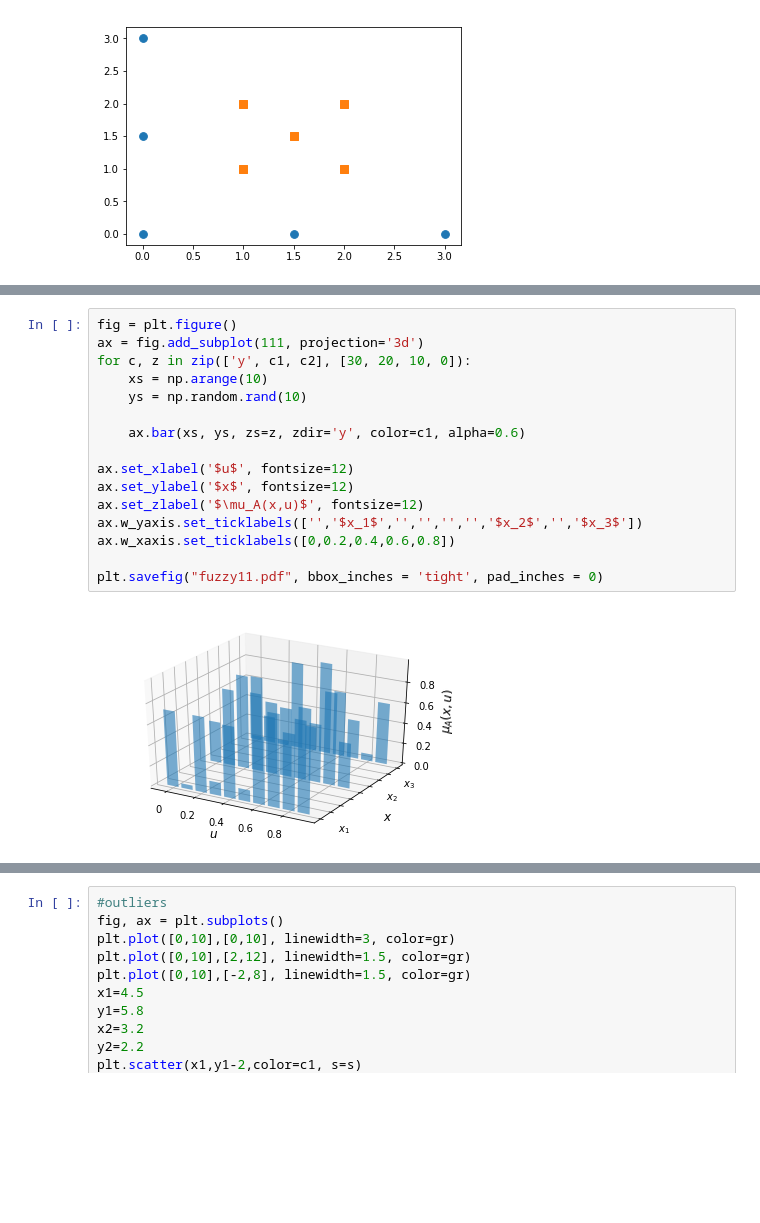
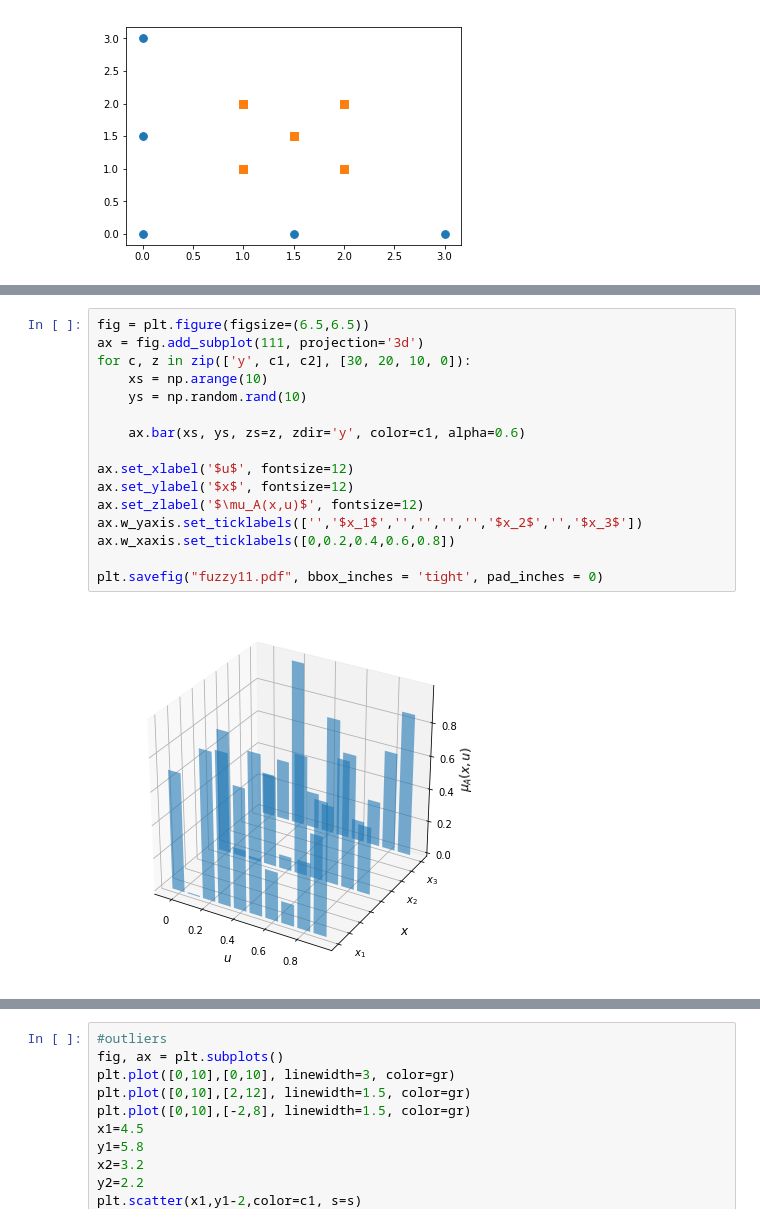
Before and after one commit to lucacrm/fuzzysets, a Jupyter notebook: Tesi/figure/grafici_tesi.ipynb, the cells around one changed output, grey strips where cells are left out. Drawn from its saved outputs; the diff is of its cells as text; blank space fills up the shorter version.

```diff
--- a/Tesi/figure/grafici_tesi.ipynb
+++ b/Tesi/figure/grafici_tesi.ipynb
@@ -236,21 +239,21 @@ plt.savefig("mapping22.pdf", bbox_inches = 'tight', pad_inches = 0)
 [figure]
 [figure]
 # %%
-fig = plt.figure()
+fig = plt.figure(figsize=(6.5,6.5))
 ax = fig.add_subplot(111, projection='3d')
 for c, z in zip(['y', c1, c2], [30, 20, 10, 0]):
     xs = np.arange(10)
     ys = np.random.rand(10)
 
     ax.bar(xs, ys, zs=z, zdir='y', color=c1, alpha=0.6)
 
 ax.set_xlabel('$u$', fontsize=12)
 ax.set_ylabel('$x$', fontsize=12)
 ax.set_zlabel('$\mu_A(x,u)$', fontsize=12)
 ax.w_yaxis.set_ticklabels(['','$x_1$','','','','','$x_2$','','$x_3$'])
 ax.w_xaxis.set_ticklabels([0,0.2,0.4,0.6,0.8])
 
 plt.savefig("fuzzy11.pdf", bbox_inches = 'tight', pad_inches = 0)
 # %% [output]
-[figure, old version]
+[figure, new version]
 # %%
```
Also changed, not shown: parts of 17 cells of this notebook, 51 other files.
